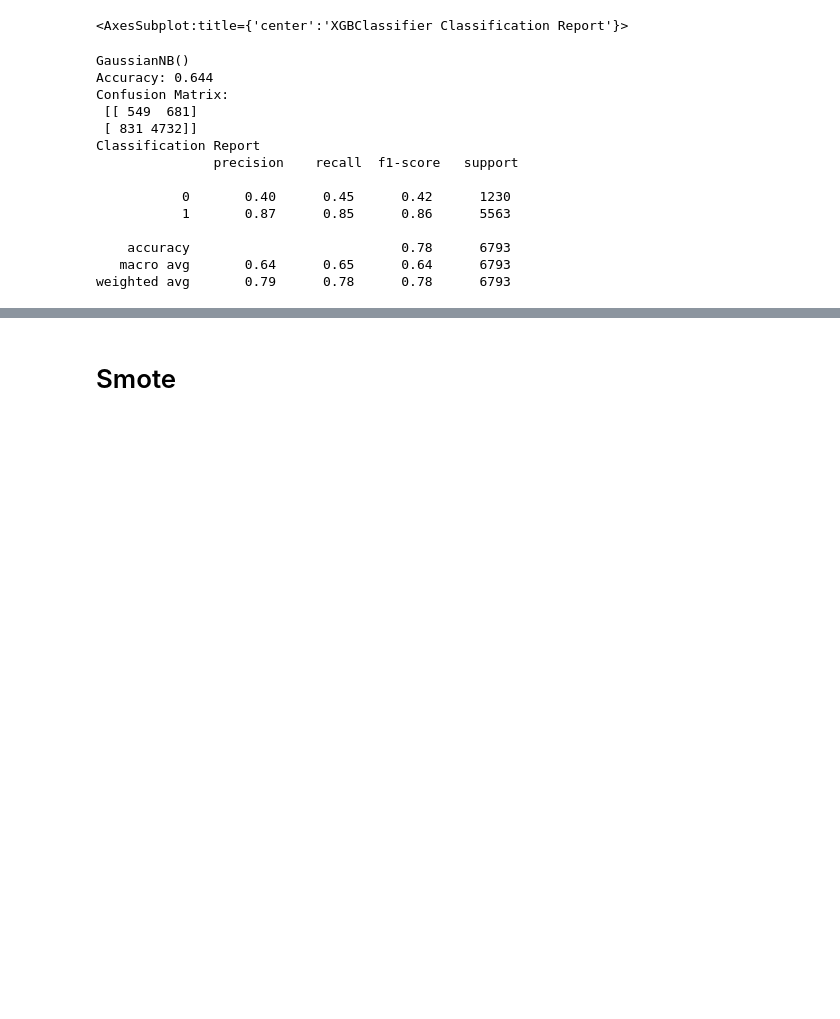
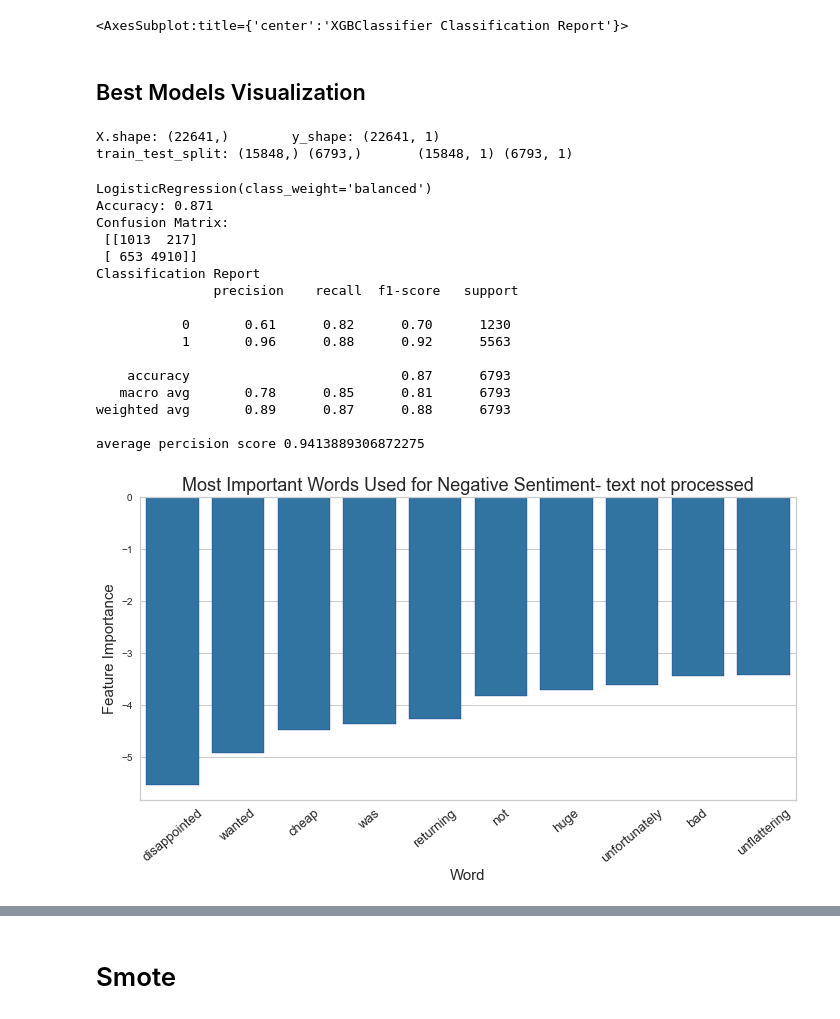
Before and after one commit to baharbiazar/E_Commerce_Reviews_Sentiment_Analysis, a Jupyter notebook: yek_bar_baraye_hamishesh.ipynb, the cells around one changed output, grey strips where cells are left out. Drawn from its saved outputs; the diff is of its cells as text; code cells hidden in the pictures; blank space fills up the shorter version.

```diff
--- a/yek_bar_baraye_hamishesh.ipynb
+++ b/yek_bar_baraye_hamishesh.ipynb
@@ -623,22 +904,63 @@ visualizer.show()
 # %% [output]
 [figure]
 <AxesSubplot:title={'center':'XGBClassifier Classification Report'}>
-# %%
-# Naive Bayes
-gnb = GaussianNB()
-model_predictions(gnb,train_feature_set.toarray(),y_train, test_feature_set.toarray(), y_test)
-# %% [output]
-GaussianNB()
-Accuracy: 0.644
-Confusion Matrix:
- [[ 549  681]
- [ 831 4732]]
-Classification Report
-               precision    recall  f1-score   support
-
-           0       0.40      0.45      0.42      1230
-           1       0.87      0.85      0.86      5563
-
-    accuracy                           0.78      6793
-   macro avg       0.64      0.65      0.64      6793
-weighted avg       0.79      0.78      0.78      6793
+# %% [markdown]
+## Best Models Visualization
+# %%
+X = df['Review Text']
+y= df["Recommended IND"].values.reshape(-1,1)
+print("X.shape:", X.shape, '\t y_shape:', y.shape)
+
+
+X_train, X_test, y_train, y_test = train_test_split(X , y , stratify =y , test_size = 0.3, random_state= 100)
+print('train_test_split:',X_train.shape , X_test.shape,'\t', y_train.shape, y_test.shape)
+# %% [output]
+X.shape: (22641,)        y_shape: (22641, 1)
+train_test_split: (15848,) (6793,)       (15848, 1) (6793, 1)
+# %%
+## TF-IDF No stopwords
+tv = TfidfVectorizer(stop_words=None,ngram_range=(1,1))
+tv.fit_transform(X_train)
+train_feature_set = tv.transform(X_train)
+test_feature_set = tv.transform(X_test)
+
+# LR
+lr = LogisticRegression(class_weight = 'balanced')
+model_predictions(lr,train_feature_set,y_train, test_feature_set, y_test)
+
+
+feature_importance = lr.coef_[0]
+sorted_idx = np.argsort(feature_importance)
+top_10_pos_w = [list(tv.vocabulary_.keys())[list(tv.vocabulary_.values()).index(w)] for w in sorted_idx[range(-1,-11, -1)]]
+#print(top_10_pos_w)
+top_10_neg_w = [list(tv.vocabulary_.keys())[list(tv.vocabulary_.values()).index(w)] for w in sorted_idx[:10]]
+#print(top_10_neg_w)
+
+fig = plt.figure(figsize=(10, 6))
+ax = sns.barplot(top_10_neg_w, feature_importance[sorted_idx[:10]], color= 'tab:blue', alpha = 1, edgecolor=sns.color_palette("dark", 1))
+plt.title("Most Important Words Used for Negative Sentiment- text not processed",fontsize = 18)
+x_locs,x_labels = plt.xticks()
+plt.xticks(fontsize=13)
+plt.setp(x_labels, rotation = 40)
+plt.ylabel('Feature Importance', fontsize = 15)
+plt.xlabel('Word', fontsize = 15)
+plt.tight_layout()
+plt.savefig('images/neg-not-processed')
+# %% [output]
+LogisticRegression(class_weight='balanced')
+Accuracy: 0.871
+Confusion Matrix:
+ [[1013  217]
+ [ 653 4910]]
+Classification Report
+               precision    recall  f1-score   support
+
+           0       0.61      0.82      0.70      1230
+           1       0.96      0.88      0.92      5563
+
+    accuracy                           0.87      6793
+   macro avg       0.78      0.85      0.81      6793
+weighted avg       0.89      0.87      0.88      6793
+
+average percision score 0.9413889306872275
+[figure, added]
```
Also changed, not shown: parts of 64 cells of this notebook, 10 other files.
